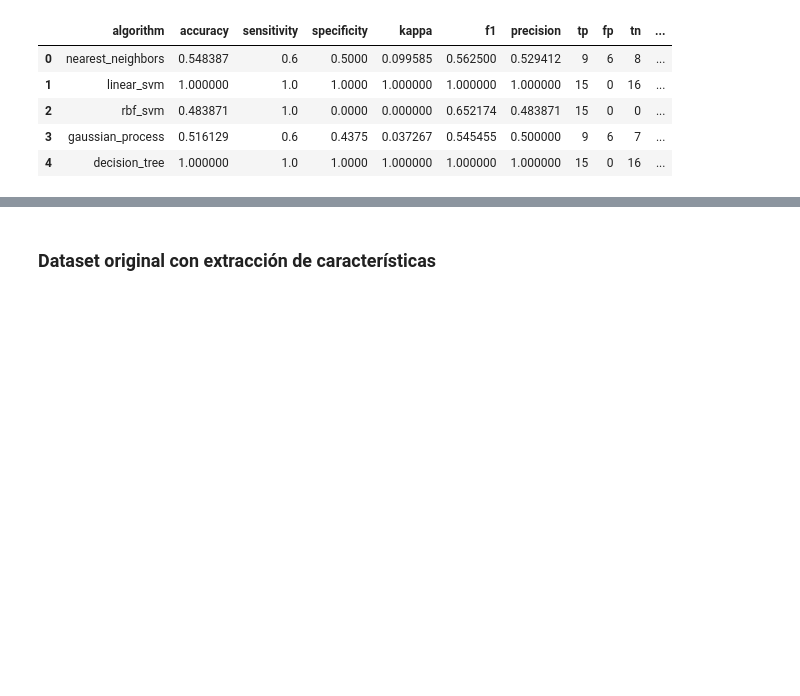
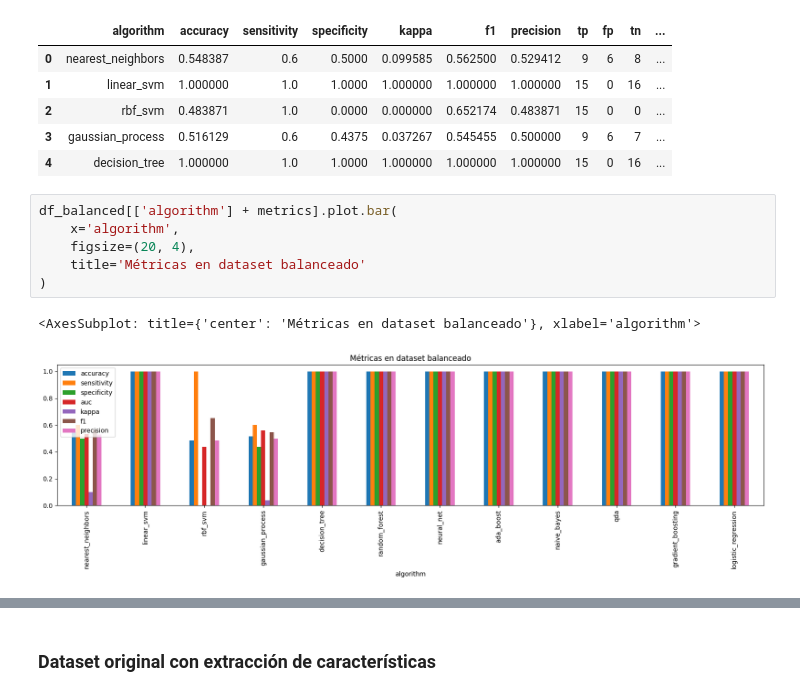
Before and after one commit to porfirioads/mcpi-tesis-backend, a Jupyter notebook: app/notebooks/resumen.ipynb, the cells around one changed output, grey strips where cells are left out. Drawn from its saved outputs; the diff is of its cells as text; blank space fills up the shorter version.

```diff
--- a/app/notebooks/resumen.ipynb
+++ b/app/notebooks/resumen.ipynb
@@ -74,3 +104,12 @@ df_balanced.head()
 | 2 | rbf_svm | 0.483871 | 1.0 | 0.0000 | 0.000000 | 0.652174 | 0.483871 | 15 | 0 | 0 | ... |
 | 3 | gaussian_process | 0.516129 | 0.6 | 0.4375 | 0.037267 | 0.545455 | 0.500000 | 9 | 6 | 7 | ... |
 | 4 | decision_tree | 1.000000 | 1.0 | 1.0000 | 1.000000 | 1.000000 | 1.000000 | 15 | 0 | 16 | ... |
+# %%
+df_balanced[['algorithm'] + metrics].plot.bar(
+    x='algorithm',
+    figsize=(20, 4),
+    title='Métricas en dataset balanceado'
+)
+# %% [output]
+<AxesSubplot: title={'center': 'Métricas en dataset balanceado'}, xlabel='algorithm'>
+[figure, added]
```
Also changed, not shown: parts of 15 cells of this notebook.
